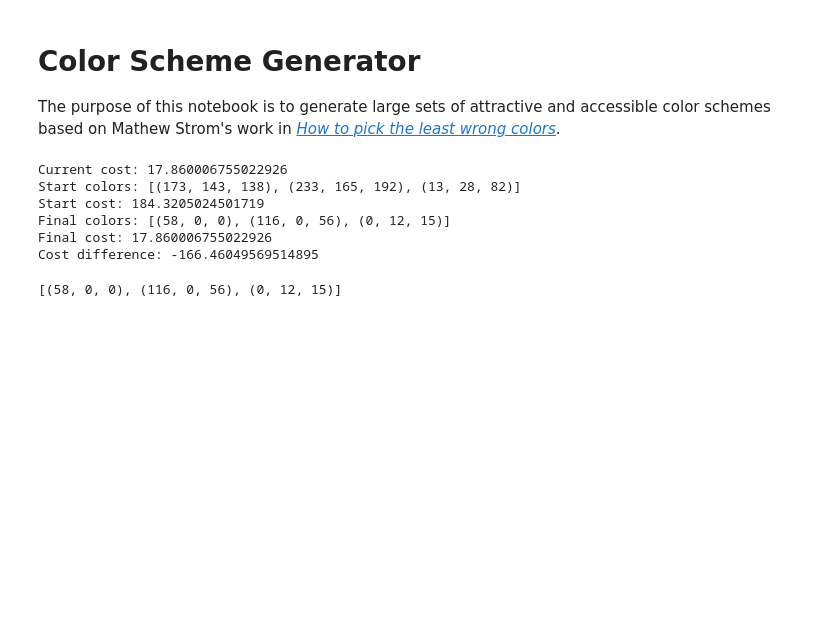
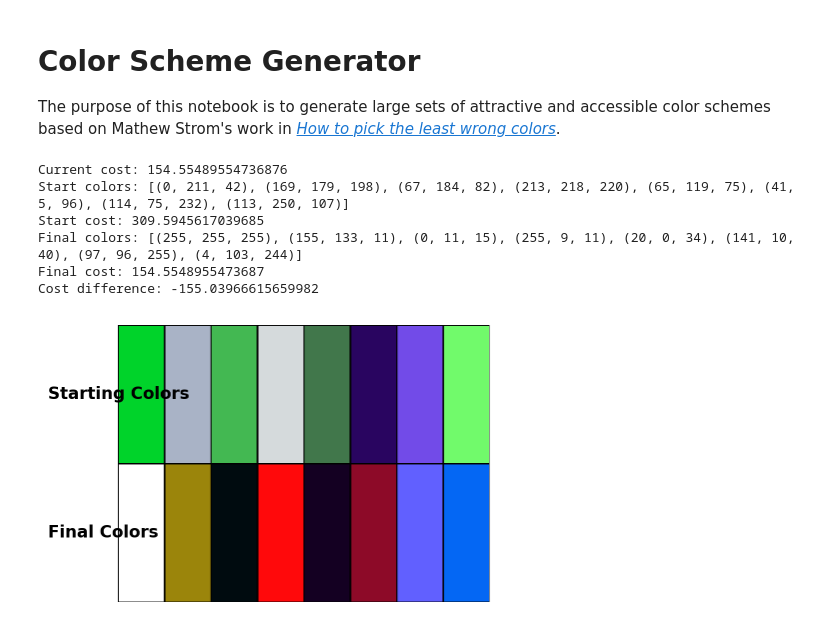
Before and after one commit to zacjszewczyk/colors, a Jupyter notebook: colors.ipynb, the cells around one changed output. Saved outputs shown, nothing was run; the diff lists cells and outputs as text; code cells hidden in the pictures; blank space fills up the shorter version.

Commit message:
Finished first version of color picker

```diff
--- a/colors.ipynb
+++ b/colors.ipynb
@@ -961,16 +963,56 @@ Final colors: {[color for color in colors]}
 Final cost: {cost(colors)}
 Cost difference: {cost(colors) - start_cost}""")
 
-    return colors
+    return (start_colors, colors)
 # %%
 # # Generate a color scheme with 8 colors.
 # optimize(8);
-optimize(3)
+start_colors, colors = optimize(3)
 # %% [output]
-Current cost: 17.860006755022926
-Start colors: [(173, 143, 138), (233, 165, 192), (13, 28, 82)]
-Start cost: 184.3205024501719
-Final colors: [(58, 0, 0), (116, 0, 56), (0, 12, 15)]
-Final cost: 17.860006755022926
-Cost difference: -166.46049569514895
+Current cost: 154.55489554736876
+Start colors: [(0, 211, 42), (169, 179, 198), (67, 184, 82), (213, 218, 220), (65, 119, 75), (41, 5, 96), (114, 75, 232), (113, 250, 107)]
+Start cost: 309.5945617039685
+Final colors: [(255, 255, 255), (155, 133, 11), (0, 11, 15), (255, 9, 11), (20, 0, 34), (141, 10, 40), (97, 96, 255), (4, 103, 244)]
+Final cost: 154.5548955473687
+Cost difference: -155.03966615659982
-[(58, 0, 0), (116, 0, 56), (0, 12, 15)]
+# %%
+def draw_rgb_boxes_with_labels(top_row_colors, bottom_row_colors):
+    """
+    Draw two rows of RGB color boxes with labels, one row for each list of colors.
+
+    Parameters:
+        top_row_colors (list): A list of tuples representing RGB values for the top row.
+        bottom_row_colors (list): A list of tuples representing RGB values for the bottom row.
+
+    Example:
+        >>> draw_rgb_boxes_with_labels([(255, 0, 0), (0, 255, 0)], [(0, 0, 255), (255, 255, 0)])
+    """
+
+    fig, ax = plt.subplots()
+    num_boxes = max(len(top_row_colors), len(bottom_row_colors))
+    ax.set_xlim([0, num_boxes])
+    ax.set_ylim([0, 2])
+    ax.axis('off')  # Turn off the axis
+
+    # Function to add rectangles and labels to the plot
+    def add_rectangles_and_labels(colors, row, label):
+        for col, color in enumerate(colors):
+            # Normalize RGB values
+            norm_color = tuple([c / 255 for c in color])
+
+            # Create a rectangle patch
+            rect = patches.Rectangle((col, row), 1, 1, linewidth=1, edgecolor='black', facecolor=norm_color)
+            ax.add_patch(rect)
+
+        # Add label
+        plt.text(-1.5, row + 0.5, label, ha='left', va='center', fontsize=12, weight='bold')
+
+    # Add rectangles and labels for both rows
+    add_rectangles_and_labels(top_row_colors, 1, "Starting Colors")
+    add_rectangles_and_labels(bottom_row_colors, 0, "Final Colors")
+
+    plt.show()
+
+draw_rgb_boxes_with_labels(start_colors, colors)
+# %% [output]
+[figure, added]
```
Also changed, not shown: parts of 1 cell of this notebook.
